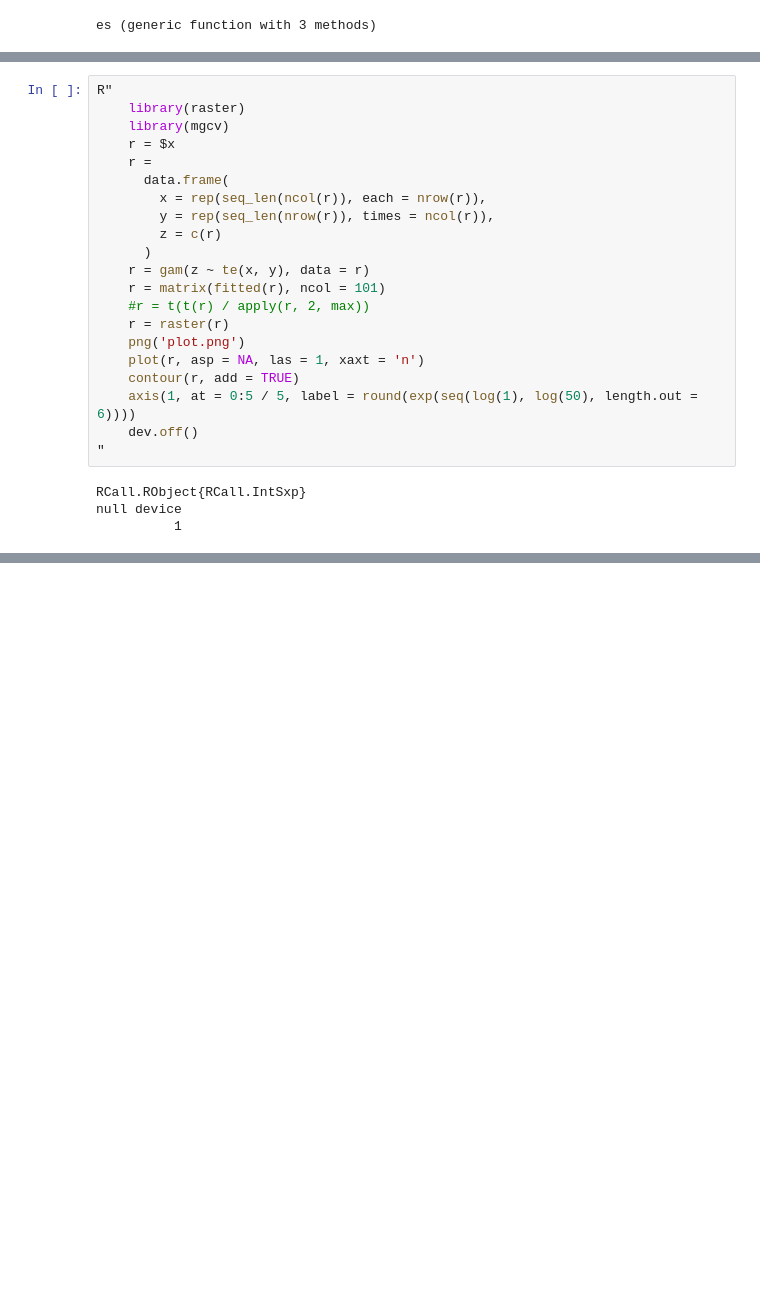
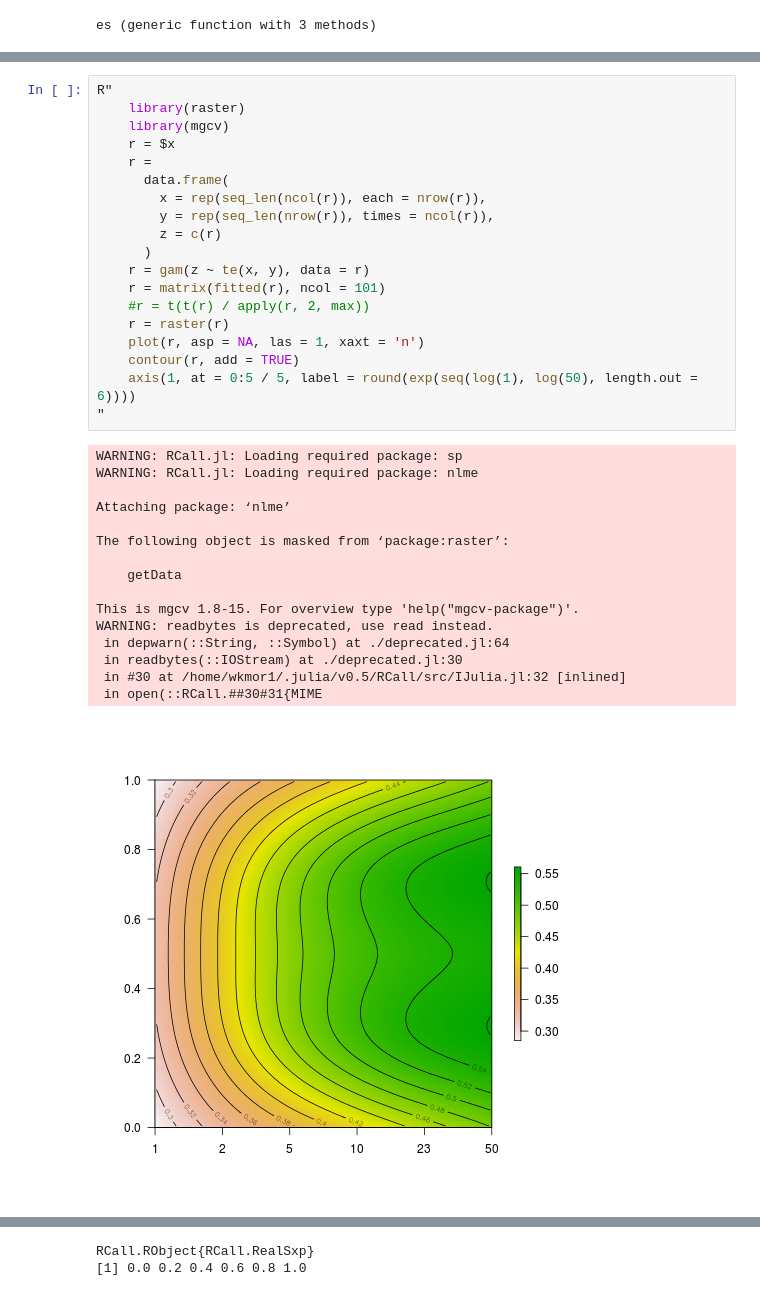
Before and after one commit to wkmor1/voiConsAuc, a Jupyter notebook: voiConsAuc.ipynb, the cells around one changed output, grey strips where cells are left out. Cells and saved outputs as stored; diff of their text form; blank space fills up the shorter version.

```diff
--- a/voiConsAuc.ipynb
+++ b/voiConsAuc.ipynb
@@ -35,25 +39,36 @@ x = es([0, 0], [1, 1])
 # %%
 R"
     library(raster)
     library(mgcv)
     r = $x
     r =
       data.frame(
         x = rep(seq_len(ncol(r)), each = nrow(r)),
         y = rep(seq_len(nrow(r)), times = ncol(r)),
         z = c(r)
       )
     r = gam(z ~ te(x, y), data = r)
     r = matrix(fitted(r), ncol = 101)
     #r = t(t(r) / apply(r, 2, max))
     r = raster(r)
-    png('plot.png')
     plot(r, asp = NA, las = 1, xaxt = 'n')
     contour(r, add = TRUE)
     axis(1, at = 0:5 / 5, label = round(exp(seq(log(1), log(50), length.out = 6))))
-    dev.off()
 "
 # %% [output]
-RCall.RObject{RCall.IntSxp}
-null device
-          1
+WARNING: RCall.jl: Loading required package: sp
+WARNING: RCall.jl: Loading required package: nlme
+
+Attaching package: ‘nlme’
+
+The following object is masked from ‘package:raster’:
+
+    getData
+
+This is mgcv 1.8-15. For overview type 'help("mgcv-package")'.
+WARNING: readbytes is deprecated, use read instead.
+ in depwarn(::String, ::Symbol) at ./deprecated.jl:64
+ in readbytes(::IOStream) at ./deprecated.jl:30
+ in #30 at /home/wkmor1/.julia/v0.5/RCall/src/IJulia.jl:32 [inlined]
+ in open(::RCall.##30#31{MIME
+[figure, added]
@@ -59,0 +82,2 @@ null device
+RCall.RObject{RCall.RealSxp}
+[1] 0.0 0.2 0.4 0.6 0.8 1.0
```
Also changed, not shown: parts of 4 cells of this notebook, 1 other file.
